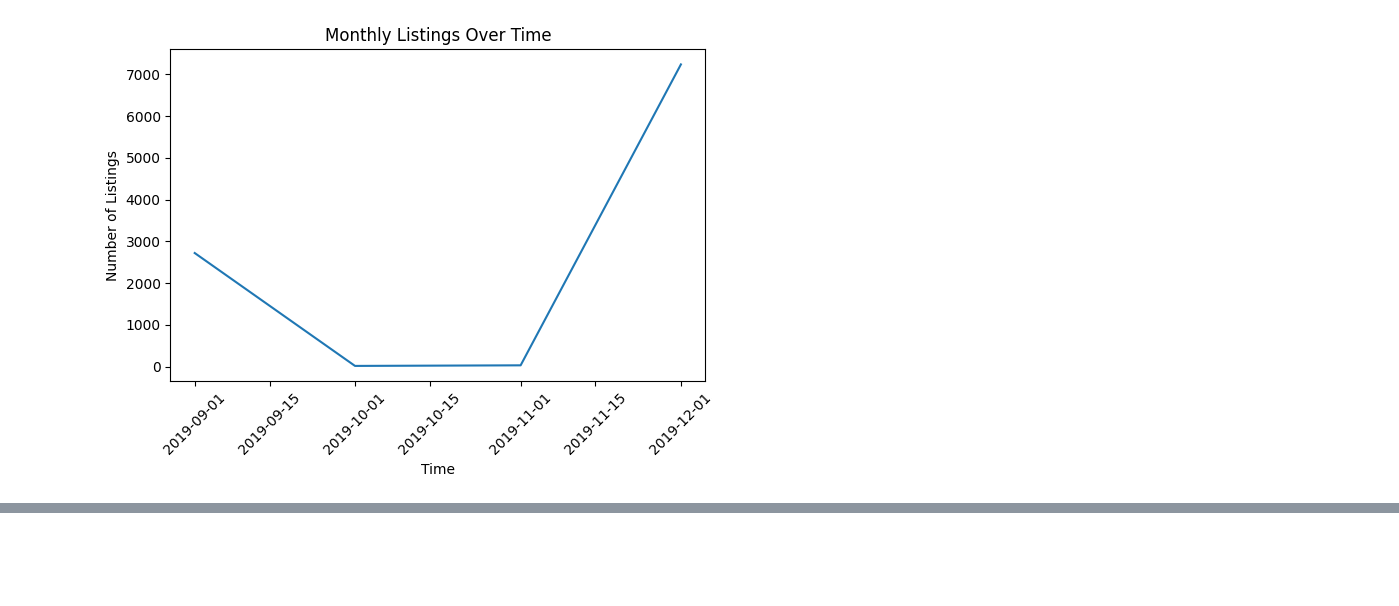
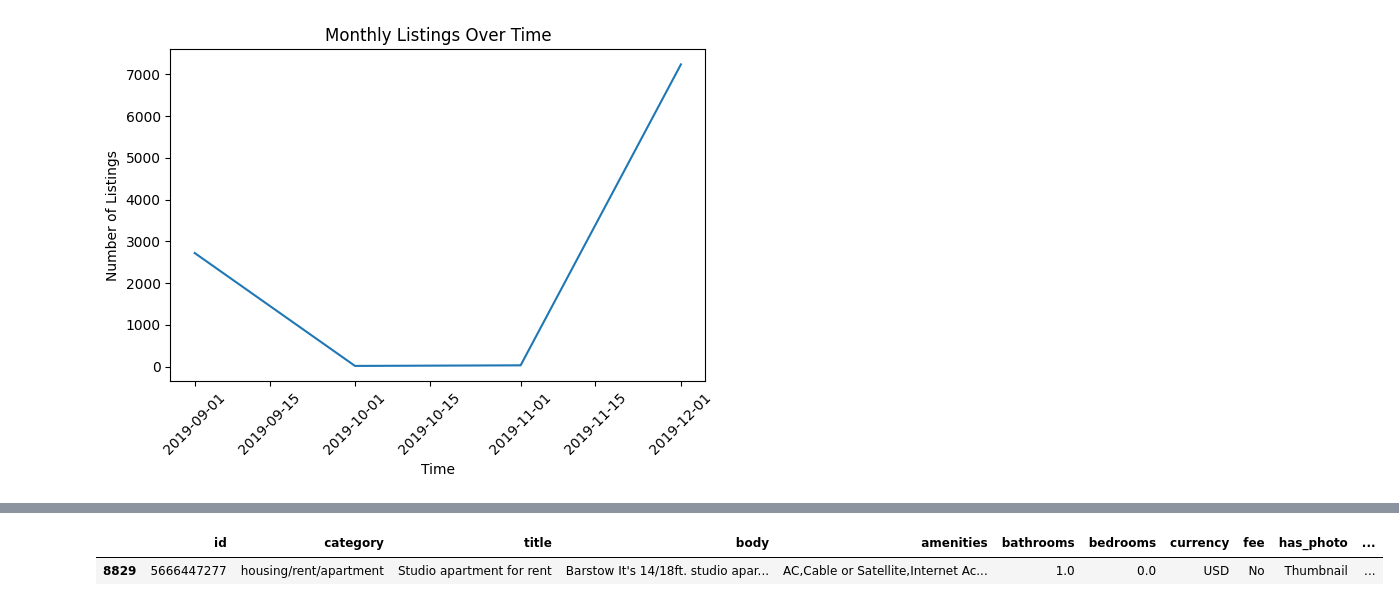
Before and after one commit to darrelljing21/ITEC4305-project, a Jupyter notebook: rent.ipynb, the cells around one changed output, grey strips where cells are left out. Saved outputs shown, nothing was run; the diff lists cells and outputs as text; code cells hidden in the pictures; blank space fills up the shorter version.

```diff
--- a/rent.ipynb
+++ b/rent.ipynb
@@ -35,6 +35,12 @@ File loaded successfully. Here's a preview:
 | 3 | 5659918074 | housing/rent/apartment | Studio apartment 1717 12th Ave | This unit is located at 1717 12th... | NaN | 1.0 | 0.0 | USD | No | Thumbnail | ... |
 | 4 | 5668626759 | housing/rent/apartment | Studio apartment Washington Blvd,... | This unit is located at Washingto... | NaN | NaN | 0.0 | USD | No | Thumbnail | ... |
 5 rows × 22 columns
+# %%
+import pandas as pd
+
+pd.set_option("display.max_columns", None)
+pd.set_option("display.width", None)
+pd.set_option('display.max_colwidth', None)
 # %%
 df_apartments.columns.tolist()
 # %% [output]
@@ -317,0 +410,5 @@ plt.show()
+# %%
+df[df['price'] > 50000]
+# %% [output]
+|  | id | category | title | body | amenities | bathrooms | bedrooms | currency | fee | has_photo | ... |
+| 8829 | 5666447277 | housing/rent/apartment | Studio apartment for rent | Barstow It's 14/18ft. studio apar... | AC,Cable or Satellite,Internet Ac... | 1.0 | 0.0 | USD | No | Thumbnail | ... |
```
Also changed, not shown: parts of 6 cells of this notebook.
